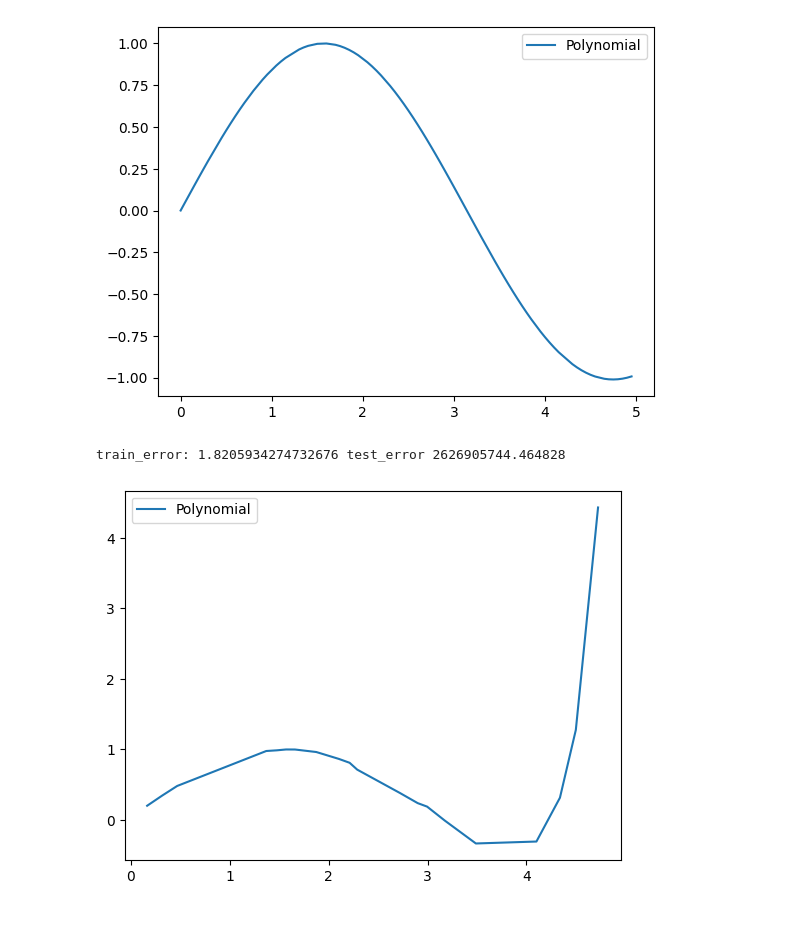
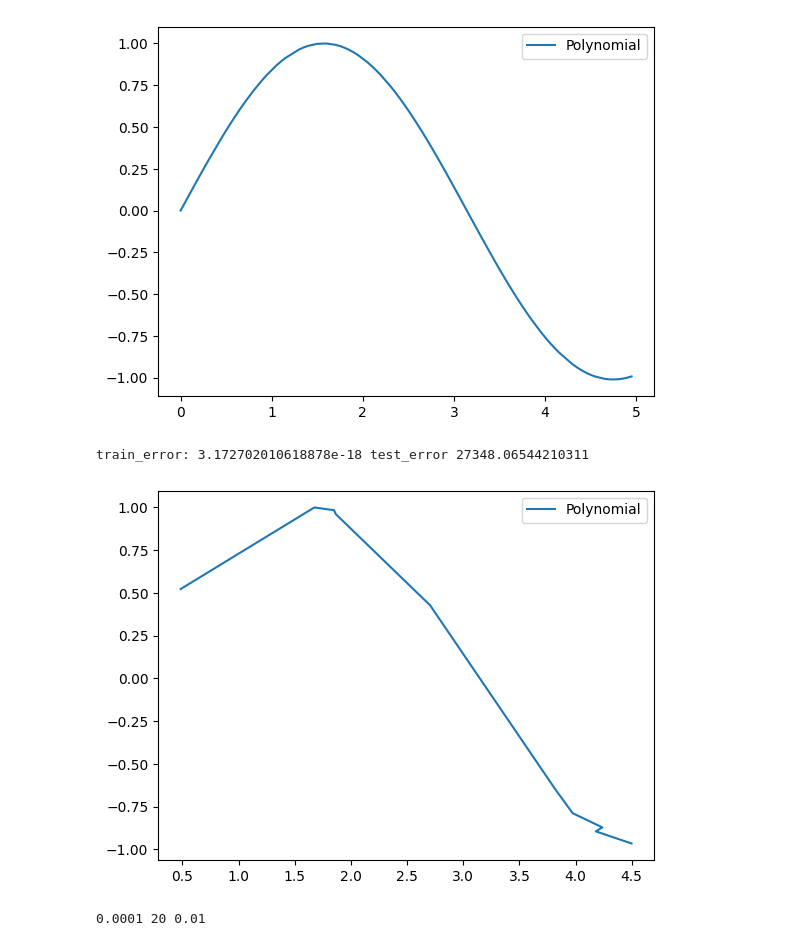
Before and after one commit to manjunathmadakasira/ECE760, a Jupyter notebook: hw2/hw2_sandbox.ipynb, the cells around one changed output. Drawn from its saved outputs; the diff is of its cells as text; code cells hidden in the pictures.

```diff
--- a/hw2/hw2_sandbox.ipynb
+++ b/hw2/hw2_sandbox.ipynb
@@ -168,32 +168,67 @@ train_error: 3.902424315236105e-06 test_error 2.0305783760059487e-05
 # %%
 from scipy.interpolate import lagrange
 import math
 x = np.arange(0,5.0,0.05)
 np.random.shuffle(x)
-x_train = x[0:20]
-x_test = x[21:99]
+x_train = x[0:10]
+x_test = x[11:99]
 x_test = np.sort(x_test)
 x_train = np.sort(x_train)
 y_test = np.sin(x_test)
 y_train = np.sin(x_train)
-x_train = x_train + np.random.normal(0,0.05,20)
+x_train = x_train + np.random.normal(0,0.05,10)
 #print(len(x_train))
 #print(len(y_train))
 poly = lagrange(x_train, y_train)
 #print(poly.coef[::-1])
 from numpy.polynomial.polynomial import Polynomial
 plyn = Polynomial(poly.coef[::-1]).coef
 #print(len(plyn))
 from sklearn.metrics import mean_squared_error
 train_error = mean_squared_error(y_train,Polynomial(poly.coef[::-1])(x_train))
 test_error = mean_squared_error(y_test,Polynomial(poly.coef[::-1])(x_test))
 print("train_error:",train_error,"test_error",test_error)
 #plt.scatter(x_train, y_train, label='data')
 plt.plot(x_train, Polynomial(poly.coef[::-1])(x_train), label='Polynomial')
 #plt.plot(x_new, 3*x_new**2 - 2*x_new + 0*x_new,
 #         label=r"$3 x^2 - 2 x$", linestyle='-.')
 plt.legend()
 plt.show()
 # %% [output]
-train_error: 1.8205934274732676 test_error 2626905744.464828
+train_error: 3.172702010618878e-18 test_error 27348.06544210311
-[figure, old version]
+[figure, new version]
+# %%
+delta = 20
+lam = pow(10,-4)
+mu = pow(10,-2)
+num_iter = 100000
+p0 = list()
+p1 = list()
+p2 = list()
+reliability = list()
+time_axis = list()
+p0.append(1)
+p1.append(0)
+p2.append(0)
+reliability.append(1)
+time_axis.append(0)
+p0_prev = 1
+p1_prev = 0
+p2_prev = 0
+print(lam,delta,mu)
+for i in range(num_iter):
+    p0_next = (1-3*lam*delta)*p0_prev + mu*delta*p1_prev
+    p1_next = 3*lam*delta*p0_prev + (1-(2*lam+mu)*delta)*p1_prev
+    p2_next = 2*lam*delta*p1_prev +  p2_prev
+
+    p0.append(p0_next)
+    p1.append(p1_next)
+    p2.append(p2_next)
+    reliability.append(1-p2_next)
+    time_axis.append(delta*(i+1))
+
+    p0_prev = p0_next
+    p1_prev = p1_next
+    p2_prev = p2_next
+# %% [output]
+0.0001 20 0.01
```
Also changed, not shown: parts of 1 cell of this notebook, 10 other files.
